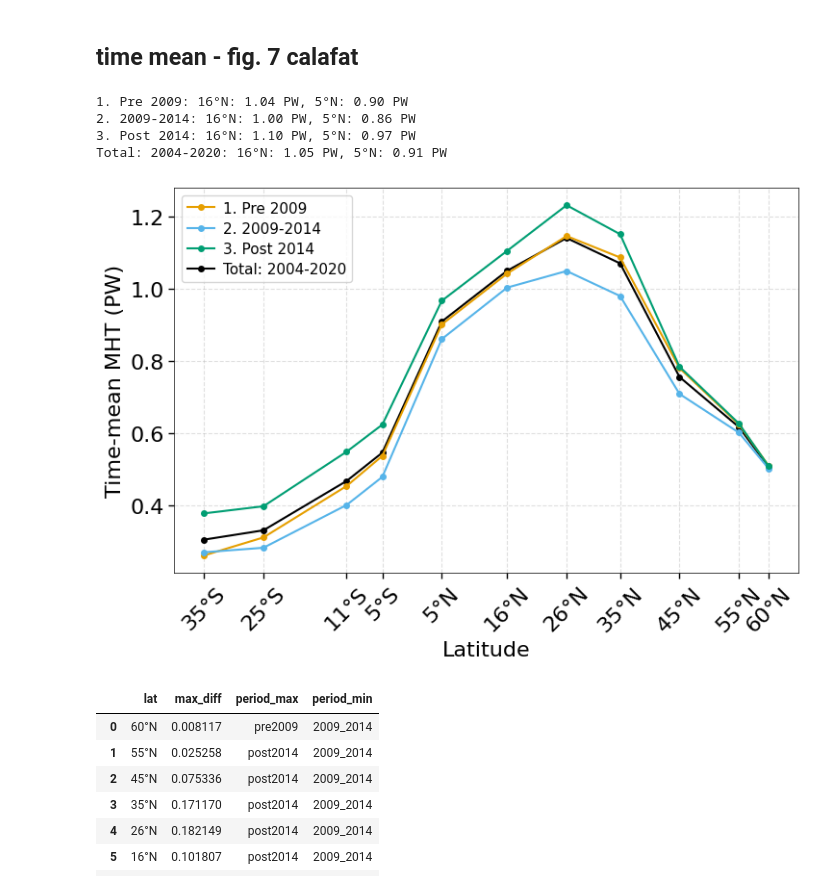
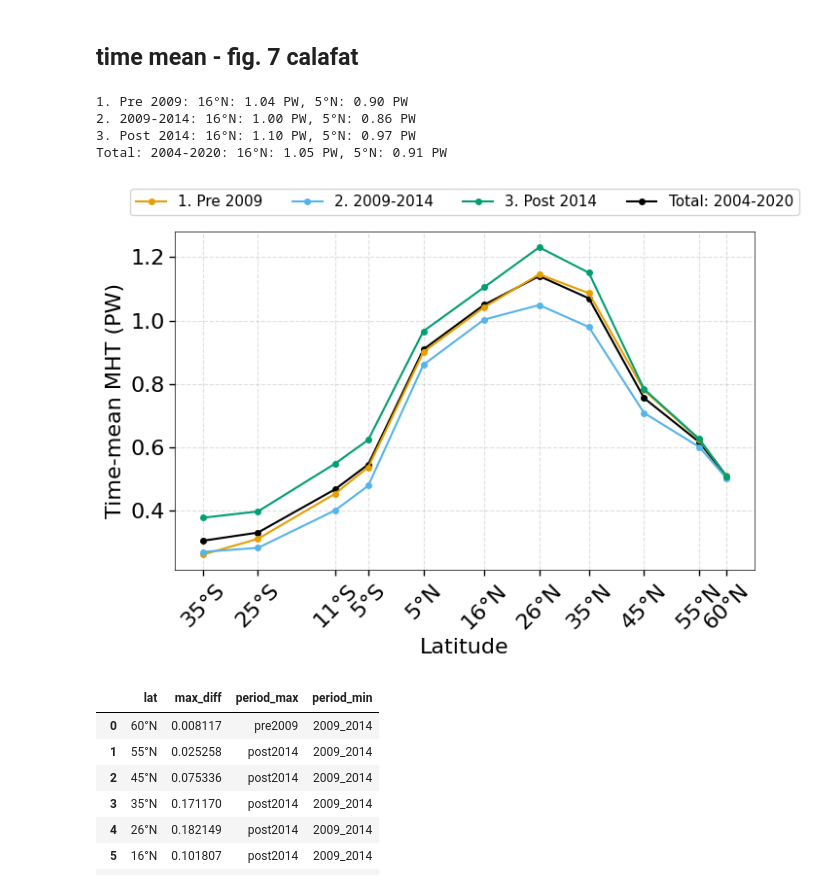
Before and after one commit to lea-dietz/masterthesis, a Jupyter notebook: coding/mht.ipynb, the cells around one changed output. Drawn from its saved outputs; the diff is of its cells as text; code cells hidden in the pictures.

```diff
--- a/coding/mht.ipynb
+++ b/coding/mht.ipynb
@@ -366,9 +380,9 @@ len(data_used.time.values)/4
 16.5
 # %%
 signifance_periods = {}
-for period_name, (year_start, year_end) in periods.items():
+for period_name, (t0, t1) in periods.items():
     # print(period_name)
-    data_period = data_used.sel(time=slice(year_start, year_end))
+    data_period = data_used.sel(time=slice(t0, t1))
     # print("length of period: ", len(data_period.time.values)/4)
     # print(data_period.time.values[0])
     # print(data_period.time.values[-1])
@@ -997,10 +1041,10 @@ ax.spines["bottom"].set_linewidth(0.5)
 ### CALAFAT data with error bars
 # mht_ci.mean(dim="TIME")
 
-for idx, (period_name, (year_start, year_end)) in enumerate(periods.items()):
+for idx, (period_name, (t0, t1)) in enumerate(periods.items()):
     # print(period_name)
-    # data_period = mht_detrended.sel(time=slice(year_start, year_end)).mean(dim="time")
-    data_period = mht_mean.sel(time=slice(year_start, year_end)).mean(dim="time")
+    # data_period = mht_detrended.sel(time=slice(t0, t1)).mean(dim="time")
+    data_period = mht_mean.sel(time=slice(t0, t1)).mean(dim="time")
     period_means[period_name] = data_period
     if period_name == "total":
         zorder=3
@@ -1039,42 +1083,44 @@ for idx, (period_name, (year_start, year_end)) in enumerate(periods.items()):
 #     elinewidth=1.2,
 #     capsize=3,
 #     capthick=1.2,
 #     zorder=4,
 #     label="BHM (2004–2020)",
 # )
 
 ax.set_ylabel("Time-mean MHT (PW)", fontsize=fontsize)
 ax.set_xlabel("Latitude", fontsize=fontsize)
 # ax.set_ylim(0.0, None)
 ax.set_xlim(-40, 65)
 
 xtick_pos    = [-35, -25, -11, -5,  5,  16, 26, 35, 45, 55, 60]
 xtick_labels = [i.replace(".0", "") for i in lat_labels[::-1]]
 ax.set_xticks(xtick_pos)
 ax.set_xticklabels(xtick_labels, fontsize=fontsize, rotation=45)
 ax.yaxis.set_major_locator(mticker.MultipleLocator(0.2))
 ax.tick_params(axis="both", which="major", length=4, width=1.0, labelsize=fontsize)
+handles, labels = ax.get_legend_handles_labels()
 
-legend = ax.legend(
-    loc="upper left",
-    frameon=True,
-    fontsize=11,
-    handlelength=1.8,
-    handletextpad=0.6,
-    labelspacing=0.4,
-)
+ax.legend(
+        handles=handles,
+        labels=labels,
+        loc="upper center",
+        bbox_to_anchor=(0.5, 1.15),
+        ncol=4,
+        fontsize=11,
+        frameon=True
+    )
 plt.grid(alpha=0.4, linestyle="--")
 plt.tight_layout()
 if SAVING:
     os.makedirs("figures/fig8/", exist_ok=True)
     plt.savefig("figures/fig8/3periods_total.pdf", dpi=300, bbox_inches="tight")
 plt.show()
 # %% [output]
 1. Pre 2009: 16°N: 1.04 PW, 5°N: 0.90 PW
 2. 2009-2014: 16°N: 1.00 PW, 5°N: 0.86 PW
 3. Post 2014: 16°N: 1.10 PW, 5°N: 0.97 PW
 Total: 2004-2020: 16°N: 1.05 PW, 5°N: 0.91 PW
-[figure, old version]
+[figure, new version]
 # %%
 # time mean period data stacked:
 stacked = xr.concat(period_means.values(), dim=pd.Index(period_means.keys(), name="period"))
```
Also changed, not shown: parts of 14 cells of this notebook, 25 other files.
